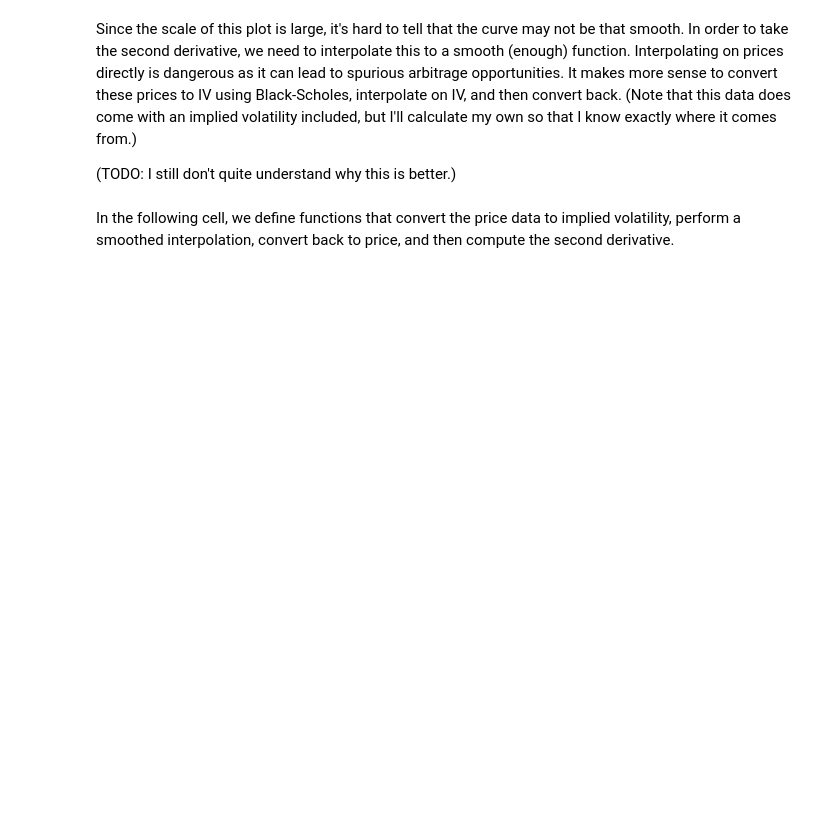
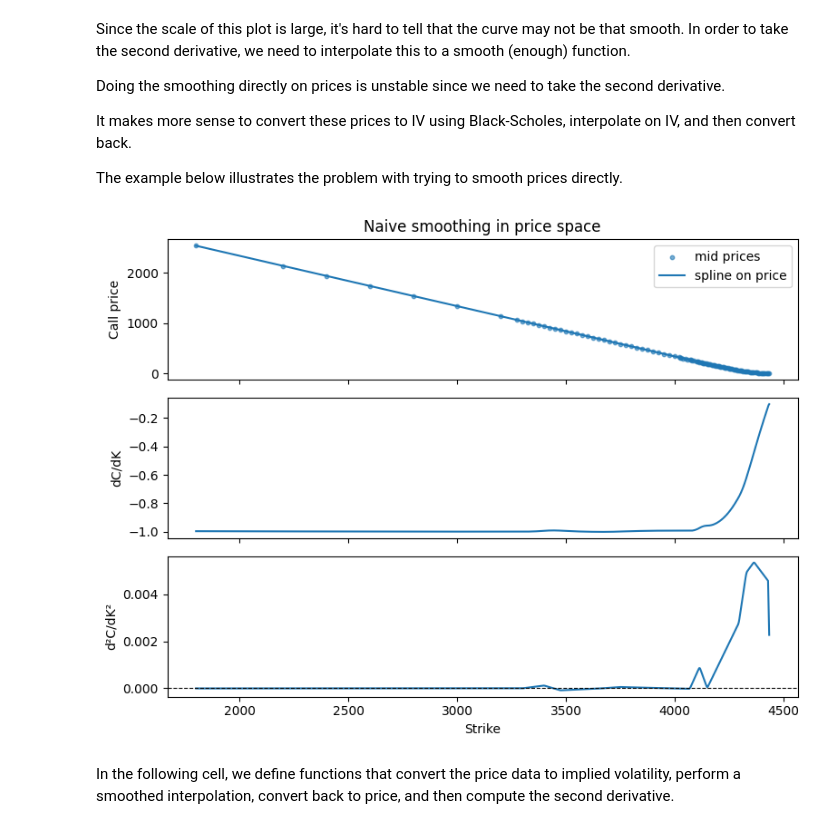
Before and after one commit to swbuchanan/implied-stock-distributions, a Jupyter notebook: project.ipynb, the cells around one changed output. Saved outputs shown, nothing was run; the diff lists cells and outputs as text; code cells hidden in the pictures; blank space fills up the shorter version.

```diff
--- a/project.ipynb
+++ b/project.ipynb
@@ -137,12 +162,73 @@ ax.legend();
 # %% [markdown]
 Since the scale of this plot is large, it's hard to tell that the curve may not be that smooth.
 In order to take the second derivative, we need to interpolate this to a smooth (enough) function.
-Interpolating on prices directly is dangerous as it can lead to spurious arbitrage opportunities.
-It makes more sense to convert these prices to IV using Black-Scholes, interpolate on IV, and then convert back.
-(Note that this data does come with an implied volatility included, but I'll calculate my own so that I know exactly where it comes from.)
+
+Doing the smoothing directly on prices is unstable since we need to take the second derivative.
 
 
-(TODO: I still don't quite understand why this is better.)
+It makes more sense to convert these prices to IV using Black-Scholes, interpolate on IV, and then convert back.
+
+The example below illustrates the problem with trying to smooth prices directly.
+# %%
+import numpy as np
+import pandas as pd
+import matplotlib.pyplot as plt
+from scipy.interpolate import UnivariateSpline
+
+# Assume df already exists with columns 'strikes' and 'call_mid'
+
+# 1. Extract and clean data
+K = df["strike"].to_numpy()
+C_mid = df["call_mid"].to_numpy()
+
+mask = np.isfinite(K) & np.isfinite(C_mid)
+K = K[mask]
+C_mid = C_mid[mask]
+
+# sort by strike
+order = np.argsort(K)
+K = K[order]
+C_mid = C_mid[order]
+
+# 2. Naive smoothing in price space: spline on (K, C)
+#    s is a smoothing parameter; small but nonzero to avoid exact interpolation
+smoothing = 0.05 * len(K)
+
+price_spline = UnivariateSpline(K, C_mid, k=3, s=smoothing)
+
+# 3. Evaluate on a fine strike grid
+K_fine = np.linspace(K.min(), K.max(), 1000)
+C_smooth = price_spline(K_fine)
+
+# 4. Compute first and second derivatives numerically (naive gradients)
+dC_dK = np.gradient(C_smooth, K_fine)
+d2C_dK2 = np.gradient(dC_dK, K_fine)
+
+# 5. Plot to illustrate the problem
+
+fig, axes = plt.subplots(3, 1, figsize=(8, 6), sharex=True)
+
+# (a) mid prices and smoothed curve
+axes[0].scatter(K, C_mid, s=10, alpha=0.6, label="mid prices")
+axes[0].plot(K_fine, C_smooth, label="spline on price", linewidth=1.5)
+axes[0].set_ylabel("Call price")
+axes[0].legend()
+axes[0].set_title("Naive smoothing in price space")
+
+# (b) first derivative dC/dK
+axes[1].plot(K_fine, dC_dK, linewidth=1.5)
+axes[1].set_ylabel("dC/dK")
+
+# (c) second derivative d²C/dK² (this is what you'd treat as pdf)
+axes[2].plot(K_fine, d2C_dK2, linewidth=1.5)
+axes[2].axhline(0.0, color="black", linestyle="--", linewidth=0.8)
+axes[2].set_ylabel("d²C/dK²")
+axes[2].set_xlabel("Strike")
+
+plt.tight_layout()
+plt.show()
+# %% [output]
+[figure, added]
 # %% [markdown]
 In the following cell, we define functions that convert the price data to implied volatility, perform a smoothed interpolation, convert back to price, and then compute the second derivative.
 # %%
```
Also changed, not shown: parts of 24 cells of this notebook.
